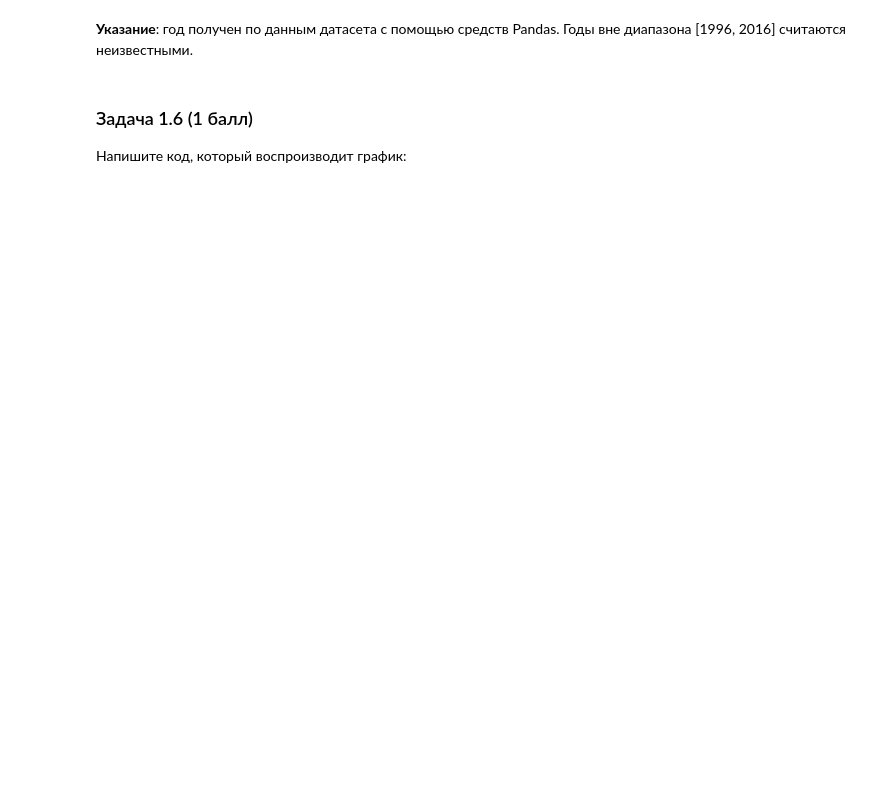
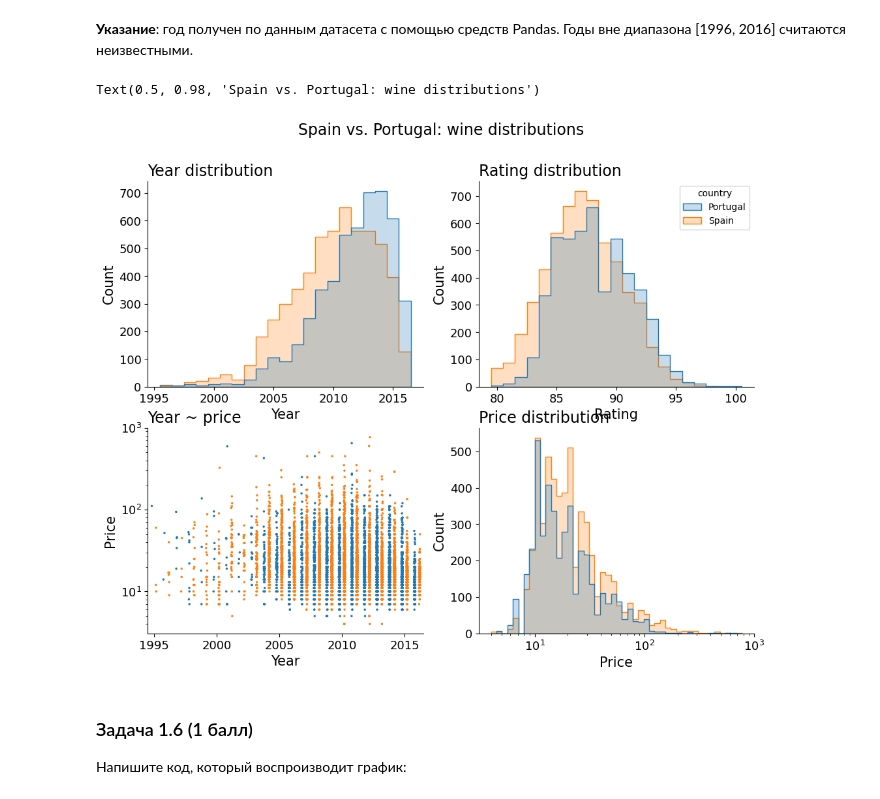
Before and after one commit to Nesterov-BA/aimasters, a Jupyter notebook: 1sem/ML1/homeworks/02.HW.Pandas_MPL_Seaborn.ipynb, the cells around one changed output. Cells and saved outputs as stored; diff of their text form; code cells hidden in the pictures; blank space fills up the shorter version.

```diff
--- a/1sem/ML1/homeworks/02.HW.Pandas_MPL_Seaborn.ipynb
+++ b/1sem/ML1/homeworks/02.HW.Pandas_MPL_Seaborn.ipynb
@@ -108,6 +143,52 @@ gr.set_titles("{row_name}")
 ![image.png](embedded-picture-1)
 # %% [markdown]
 **Указание**: год получен по данным датасета с помощью средств Pandas. Годы вне диапазона [1996, 2016] считаются неизвестными.
+# %%
+df['year'] =  pd.to_numeric(df['title'].str.extract(r'(\d{4})')[0])
+portugal = df[df['country'] == 'Portugal']
+spain = df[df['country'] == 'Spain']
+portSpain = pd.concat([portugal,spain], ignore_index = True)
+portSpain = portSpain[portSpain.year >= 1995]
+# %%
+fig, ax = plt.subplot_mosaic([['A', 'B'],
+     ['C','D']])
+sns.histplot(portSpain, x = 'points', hue = 'country', element='step', binwidth=1,binrange= [79.5,100.5], ax = ax['B'])
+sns.histplot(portSpain, x = 'year', hue = 'country', element='step', binwidth=1,binrange= [1995.5,2016.5], ax = ax['A'], legend=False)
+sns.stripplot(portSpain, x = 'year', y = 'price', hue = 'country', size = 2.5, dodge = True,ax=ax['C'], legend=False)
+sns.histplot(portSpain, x = 'price', log_scale=True, hue='country', element='step', binwidth=0.05, ax = ax['D'], legend=False)
+ax['C'].set_yscale("log")
+ax['C'].set_xticks([0,5,10,15,20])
+ax['C'].set_xticklabels([1995,2000,2005,2010,2015])
+ax['A'].spines[['top', 'right']].set_visible(False)
+ax['B'].spines[['top', 'right']].set_visible(False)
+ax['C'].spines[['top', 'right']].set_visible(False)
+ax['D'].spines[['top', 'right']].set_visible(False)
+
+ax['A'].set_xlabel("Year", fontsize=15)
+ax['B'].set_xlabel("Rating", fontsize=15)
+ax['C'].set_xlabel("Year", fontsize=15)
+ax['D'].set_xlabel("Price", fontsize=15)
+
+ax['A'].set_ylabel("Count", fontsize=15)
+ax['B'].set_ylabel("Count", fontsize=15)
+ax['C'].set_ylabel("Price", fontsize=15)
+ax['D'].set_ylabel("Count", fontsize=15)
+
+ax['A'].set_title("Year distribution", fontsize = 17,loc= 'left')
+ax['B'].set_title("Rating distribution", fontsize = 17,loc= 'left')
+ax['C'].set_title("Year ~ price", fontsize = 17,loc= 'left')
+ax['D'].set_title("Price distribution", fontsize = 17,loc= 'left')
+
+ax['A'].tick_params(axis='both', labelsize=13)
+ax['B'].tick_params(axis='both', labelsize=13)
+ax['C'].tick_params(axis='both', labelsize=13)
+ax['D'].tick_params(axis='both', labelsize=13)
+
+fig.set_size_inches(12, 9)
+fig.suptitle('Spain vs. Portugal: wine distributions', fontsize = 17)
+# %% [output]
+Text(0.5, 0.98, 'Spain vs. Portugal: wine distributions')
+[figure, added]
 # %% [markdown]
 ### Задача 1.6 (1 балл)
 
```
Also changed, not shown: parts of 10 cells of this notebook, 4 other files.
